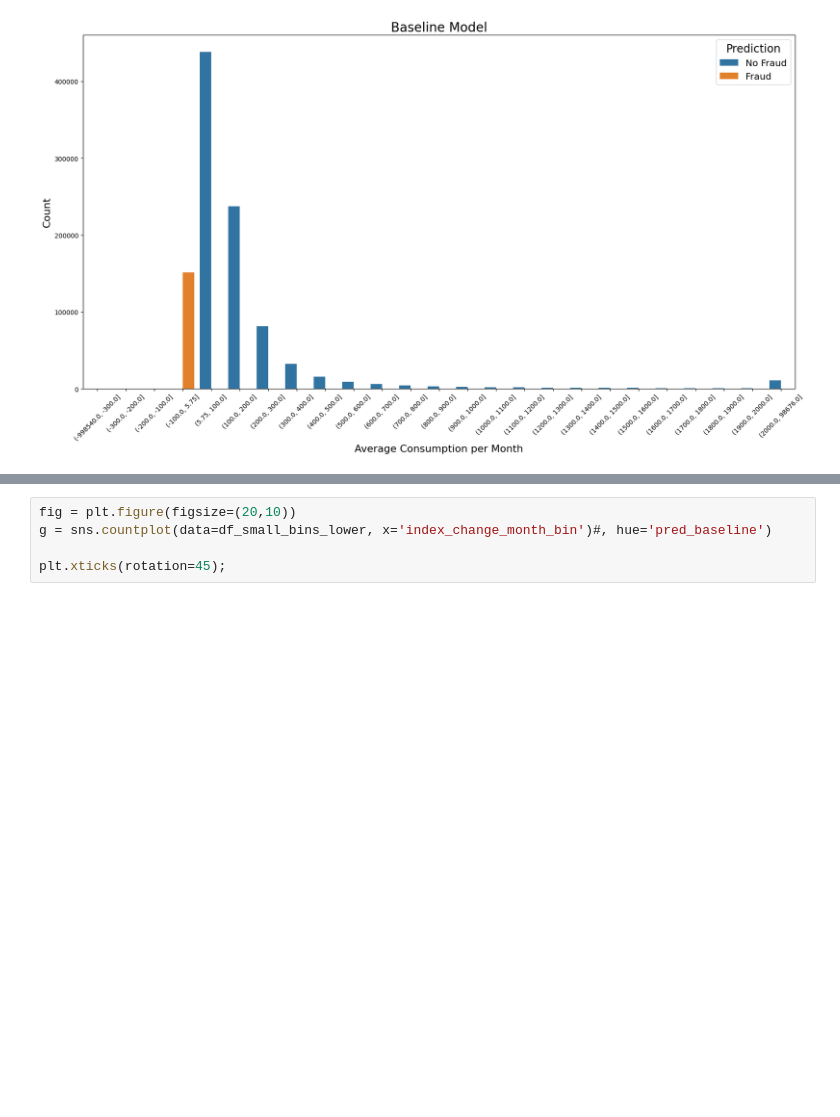
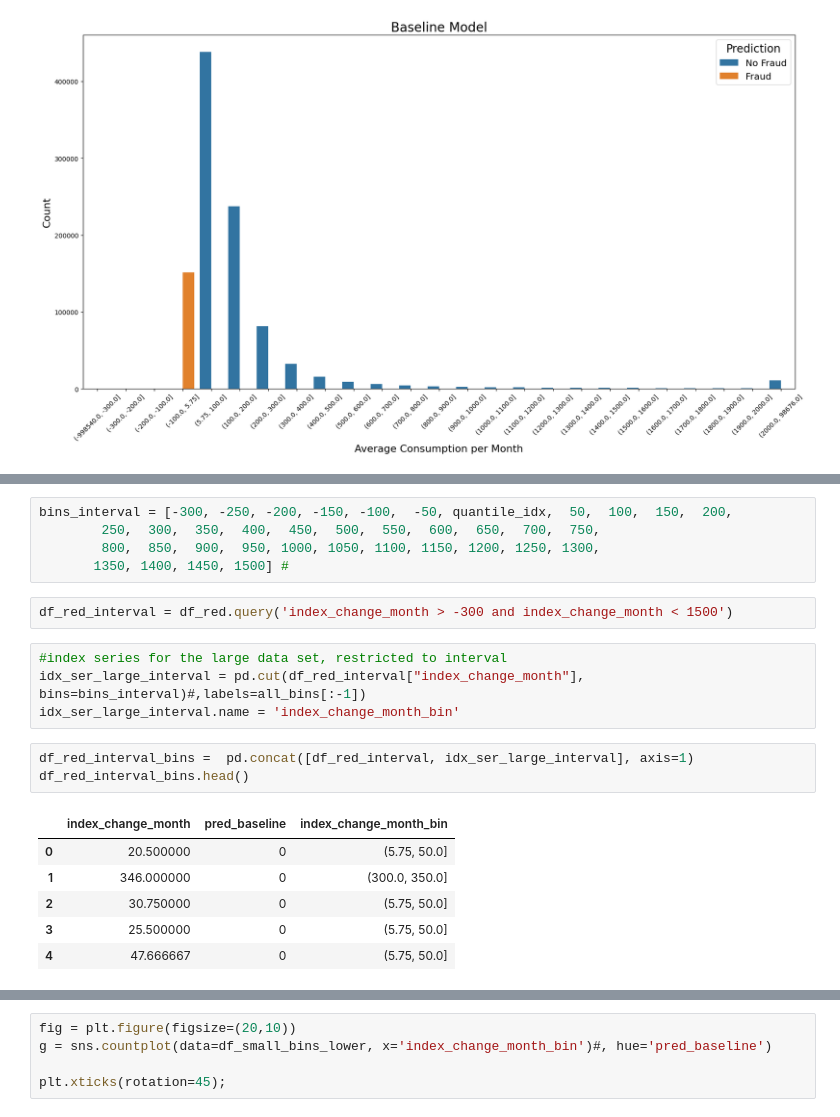
Before and after one commit to Cazta/fraud_detection_electricity_company, a Jupyter notebook: plot_baseline.ipynb, the cells around one changed output, grey strips where cells are left out. Saved outputs shown, nothing was run; the diff lists cells and outputs as text; blank space fills up the shorter version.

```diff
--- a/plot_baseline.ipynb
+++ b/plot_baseline.ipynb
@@ -249,0 +281,21 @@ plt.show();
+# %%
+bins_interval = [-300, -250, -200, -150, -100,  -50, quantile_idx,  50,  100,  150,  200,
+        250,  300,  350,  400,  450,  500,  550,  600,  650,  700,  750,
+        800,  850,  900,  950, 1000, 1050, 1100, 1150, 1200, 1250, 1300,
+       1350, 1400, 1450, 1500] #
+# %%
+df_red_interval = df_red.query('index_change_month > -300 and index_change_month < 1500')
+# %%
+#index series for the large data set, restricted to interval
+idx_ser_large_interval = pd.cut(df_red_interval["index_change_month"], bins=bins_interval)#,labels=all_bins[:-1])
+idx_ser_large_interval.name = 'index_change_month_bin'
+# %%
+df_red_interval_bins =  pd.concat([df_red_interval, idx_ser_large_interval], axis=1)
+df_red_interval_bins.head()
+# %% [output]
+|  | index_change_month | pred_baseline | index_change_month_bin |
+| 0 | 20.500000 | 0 | (5.75, 50.0] |
+| 1 | 346.000000 | 0 | (300.0, 350.0] |
+| 2 | 30.750000 | 0 | (5.75, 50.0] |
+| 3 | 25.500000 | 0 | (5.75, 50.0] |
+| 4 | 47.666667 | 0 | (5.75, 50.0] |
```
Also changed, not shown: parts of 10 cells of this notebook, 2 other files.
